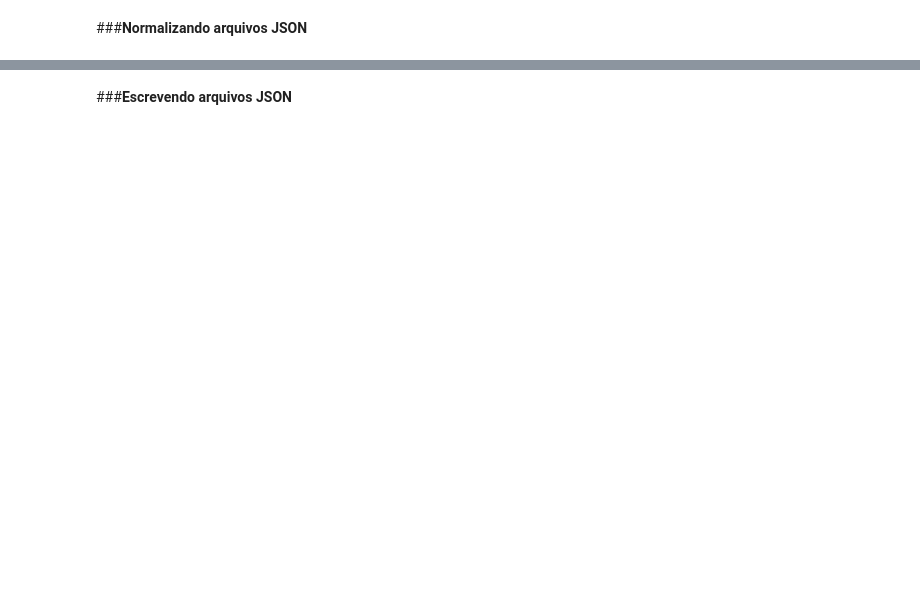
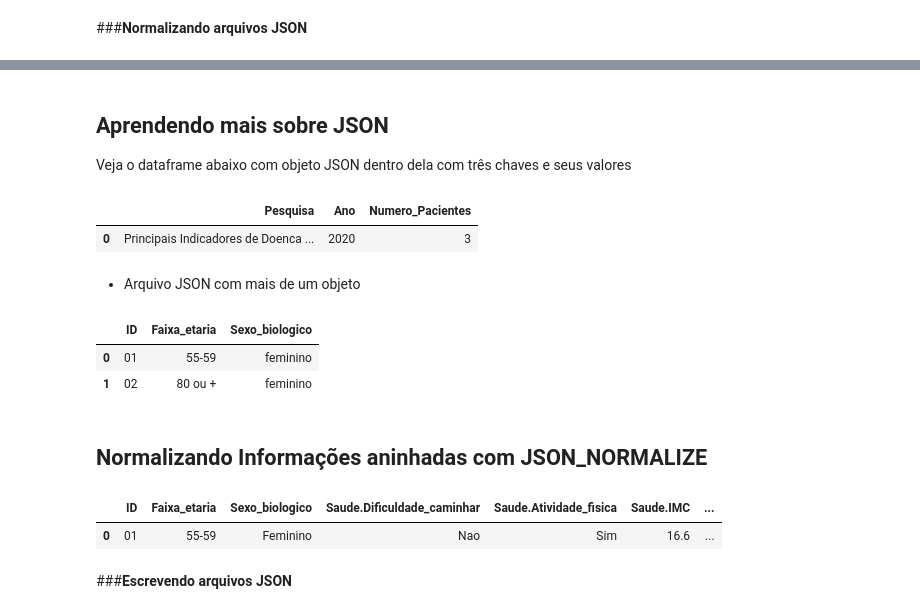
Before and after one commit to ClaytonPavani/python_data_science, a Jupyter notebook: pandas_formatos.ipynb, the cells around one changed output, grey strips where cells are left out. Cells and saved outputs as stored; diff of their text form; code cells hidden in the pictures; blank space fills up the shorter version.

Commit message:
Json - commit - informações aninhadas

```diff
--- a/pandas_formatos.ipynb
+++ b/pandas_formatos.ipynb
@@ -346,0 +369,4 @@ df_normalizado
+# %% [markdown]
+## Aprendendo mais sobre JSON
+
+Veja o dataframe abaixo com objeto JSON dentro dela com três chaves e seus valores
@@ -346,0 +375,10 @@ df_normalizado
+# %%
+# Utilizando a função JSON_NORMALIZE
+
+df = pd.json_normalize(dados)
+df
+# %% [output]
+|  | Pesquisa | Ano | Numero_Pacientes |
+| 0 | Principais Indicadores de Doenca ... | 2020 | 3 |
+# %% [markdown]
+- Arquivo JSON com mais de um objeto
@@ -347,3 +390,27 @@ df_normalizado
+# %%
+pd.json_normalize(json_lista)
+# %% [output]
+|  | ID | Faixa_etaria | Sexo_biologico |
+| 0 | 01 | 55-59 | feminino |
+| 1 | 02 | 80 ou + | feminino |
+# %% [markdown]
+## Normalizando Informações aninhadas com JSON_NORMALIZE
+# %%
+json_obj = {
+    'ID': '01',
+    'Faixa_etaria': '55-59',
+    'Sexo_biologico': 'Feminino',
+    'Saude': {'Dificuldade_caminhar': 'Nao',
+              'Atividade_fisica': 'Sim',
+              'IMC': 16.6,
+              'Doenca_cardiaca': 'Nao',
+          }
+      }
+# %%
+pd.json_normalize(json_obj)
+# %% [output]
+|  | ID | Faixa_etaria | Sexo_biologico | Saude.Dificuldade_caminhar | Saude.Atividade_fisica | Saude.IMC | ... |
+| 0 | 01 | 55-59 | Feminino | Nao | Sim | 16.6 | ... |
 # %% [markdown]
 ###**Escrevendo arquivos JSON**
 # %%
```
Also changed, not shown: parts of 18 cells of this notebook.
